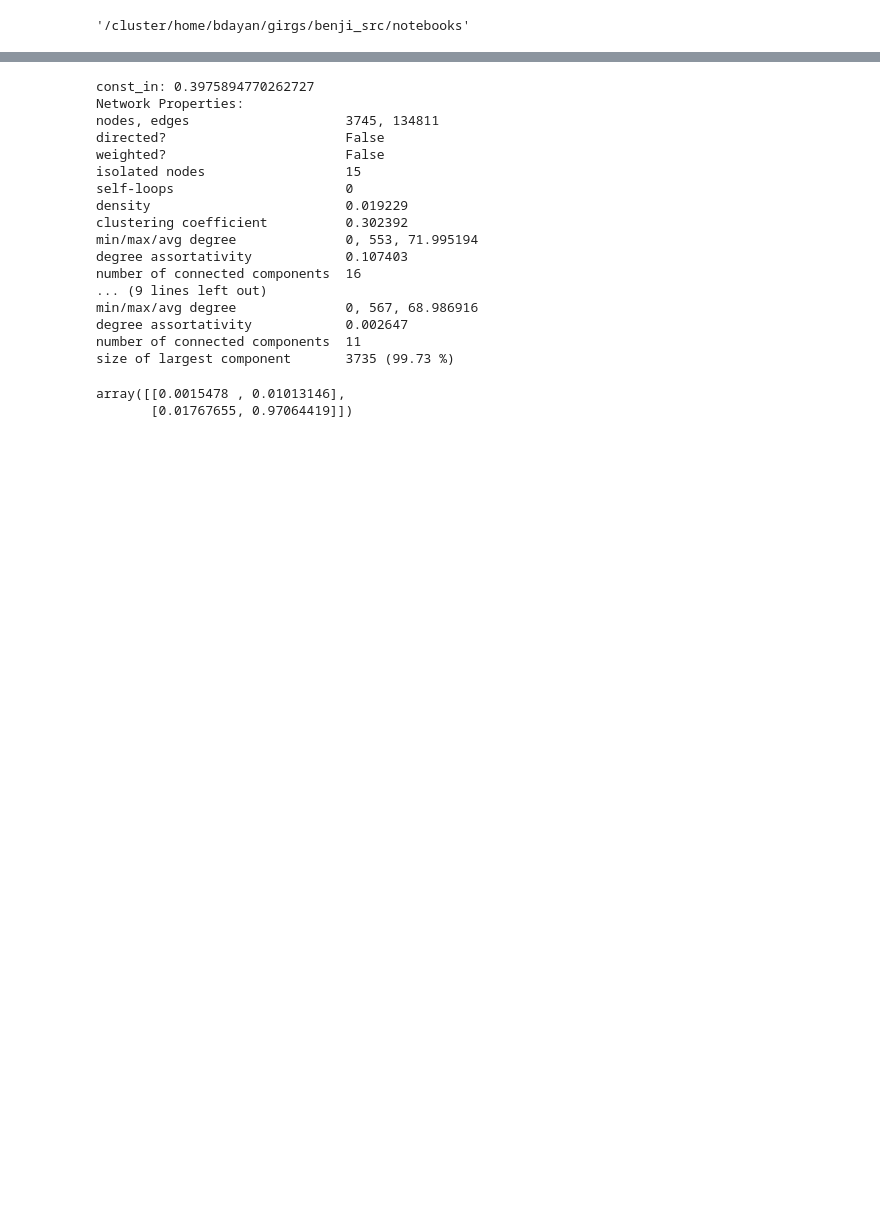
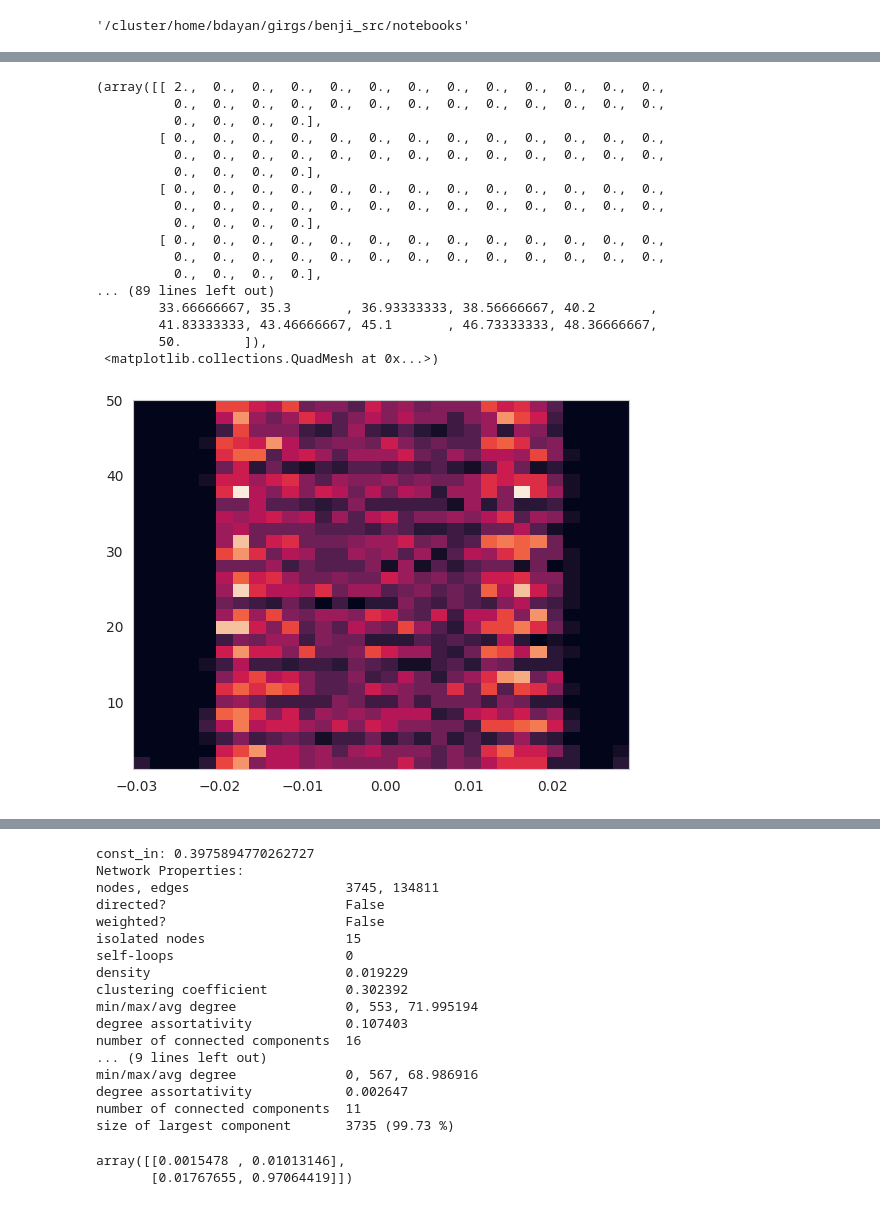
Before and after one commit to BenjiDayan/GIRGs, a Jupyter notebook: benji_src/notebooks/MCMC_girgtest.ipynb, the cells around one changed output, grey strips where cells are left out. Saved outputs shown, nothing was run; the diff lists cells and outputs as text; code cells hidden in the pictures; blank space fills up the shorter version.

```diff
--- a/benji_src/notebooks/MCMC_girgtest.ipynb
+++ b/benji_src/notebooks/MCMC_girgtest.ipynb
@@ -124,0 +142,35 @@ size of largest component       3745 (100.00 %)
+# %%
+def cubify_last_k_dim(pts, k=1, num_near=50):
+    pts_kdtree = KDTree(pts[:, 0:k])
+    output = []
+    for u in range(n):
+        distances, indices = pts_kdtree.query(pts[u:u+1, 0:k], k=num_near)
+        second_dim = pts[indices, 1]
+        u_second_dim = pts[u, 1]
+        output.append(scipy.stats.percentileofscore(second_dim, u_second_dim)[0]/100)
+    return output
+
+output = extract_2nd_dim_idk(pts_temp)
+pts_temp_fixed = pts_temp.copy()
+pts_temp_fixed[:, 1] = output
+# %%
+plt.hist2d(pts_temp_fixed[:, 0], pts_temp_fixed[:, 1], bins=30)
+# %% [output]
+(array([[ 2.,  0.,  0.,  0.,  0.,  0.,  0.,  0.,  0.,  0.,  0.,  0.,  0.,
+          0.,  0.,  0.,  0.,  0.,  0.,  0.,  0.,  0.,  0.,  0.,  0.,  0.,
+          0.,  0.,  0.,  0.],
+        [ 0.,  0.,  0.,  0.,  0.,  0.,  0.,  0.,  0.,  0.,  0.,  0.,  0.,
+          0.,  0.,  0.,  0.,  0.,  0.,  0.,  0.,  0.,  0.,  0.,  0.,  0.,
+          0.,  0.,  0.,  0.],
+        [ 0.,  0.,  0.,  0.,  0.,  0.,  0.,  0.,  0.,  0.,  0.,  0.,  0.,
+          0.,  0.,  0.,  0.,  0.,  0.,  0.,  0.,  0.,  0.,  0.,  0.,  0.,
+          0.,  0.,  0.,  0.],
+        [ 0.,  0.,  0.,  0.,  0.,  0.,  0.,  0.,  0.,  0.,  0.,  0.,  0.,
+          0.,  0.,  0.,  0.,  0.,  0.,  0.,  0.,  0.,  0.,  0.,  0.,  0.,
+          0.,  0.,  0.,  0.],
+... (89 lines left out)
+        33.66666667, 35.3       , 36.93333333, 38.56666667, 40.2       ,
+        41.83333333, 43.46666667, 45.1       , 46.73333333, 48.36666667,
+        50.        ]),
+ <matplotlib.collections.QuadMesh at 0x...>)
+[figure, added]
```
Also changed, not shown: parts of 59 cells of this notebook, 12 other files.
